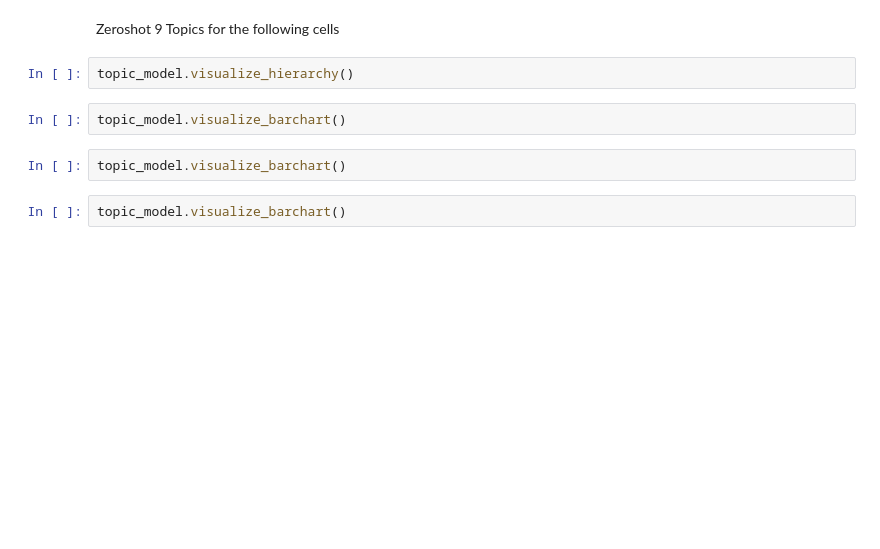
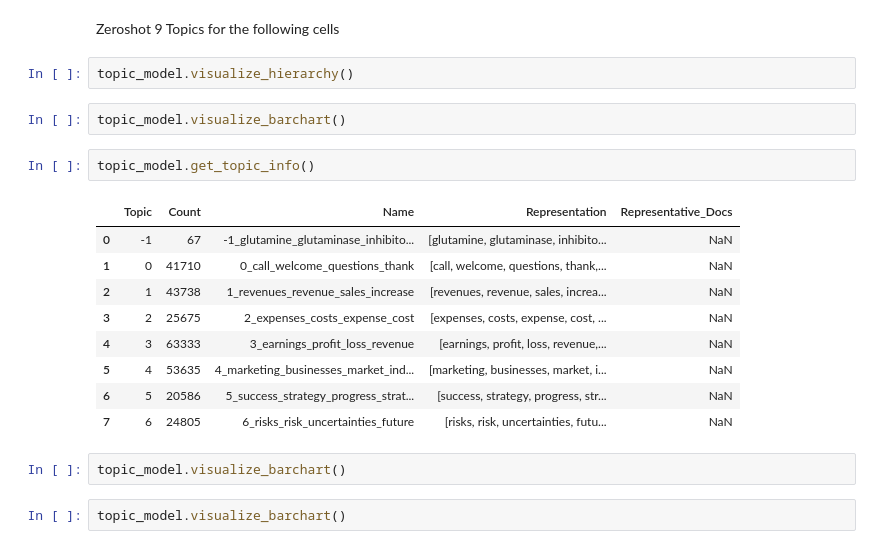
Before and after one commit to Restillence/bertopic_ecc, a Jupyter notebook: src/zeroshot_exploration.ipynb, the cells around one changed output. Drawn from its saved outputs; the diff is of its cells as text; blank space fills up the shorter version.

Commit message:
remove outlier is working. added check final topic data, which matches the topics to docs so i can view if the zeroshot TM worked correctly.

```diff
--- a/src/zeroshot_exploration.ipynb
+++ b/src/zeroshot_exploration.ipynb
@@ -30,6 +30,18 @@ Zeroshot 9 Topics for the following cells
 topic_model.visualize_hierarchy()
 # %%
 topic_model.visualize_barchart()
+# %%
+topic_model.get_topic_info()
+# %% [output]
+|  | Topic | Count | Name | Representation | Representative_Docs |
+| 0 | -1 | 67 | -1_glutamine_glutaminase_inhibito... | [glutamine, glutaminase, inhibito... | NaN |
+| 1 | 0 | 41710 | 0_call_welcome_questions_thank | [call, welcome, questions, thank,... | NaN |
+| 2 | 1 | 43738 | 1_revenues_revenue_sales_increase | [revenues, revenue, sales, increa... | NaN |
+| 3 | 2 | 25675 | 2_expenses_costs_expense_cost | [expenses, costs, expense, cost, ... | NaN |
+| 4 | 3 | 63333 | 3_earnings_profit_loss_revenue | [earnings, profit, loss, revenue,... | NaN |
+| 5 | 4 | 53635 | 4_marketing_businesses_market_ind... | [marketing, businesses, market, i... | NaN |
+| 6 | 5 | 20586 | 5_success_strategy_progress_strat... | [success, strategy, progress, str... | NaN |
+| 7 | 6 | 24805 | 6_risks_risk_uncertainties_future | [risks, risk, uncertainties, futu... | NaN |
 # %%
 topic_model.visualize_barchart()
 # %%
```
Also changed, not shown: 2 other files.
